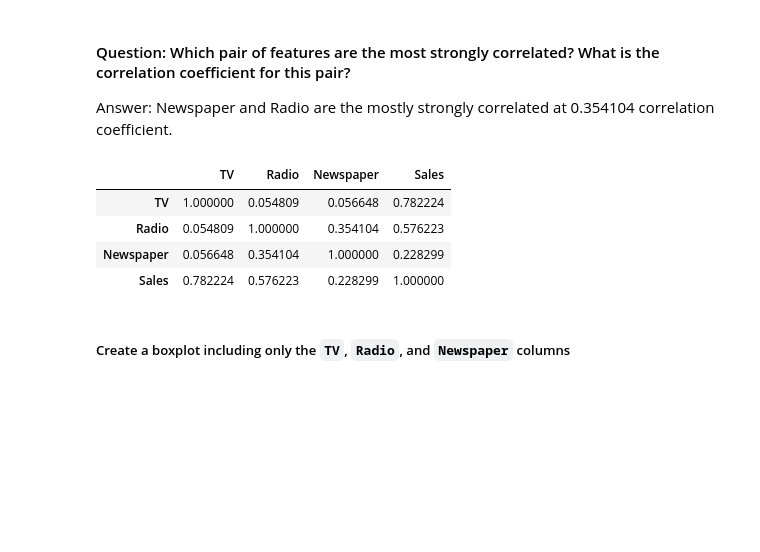
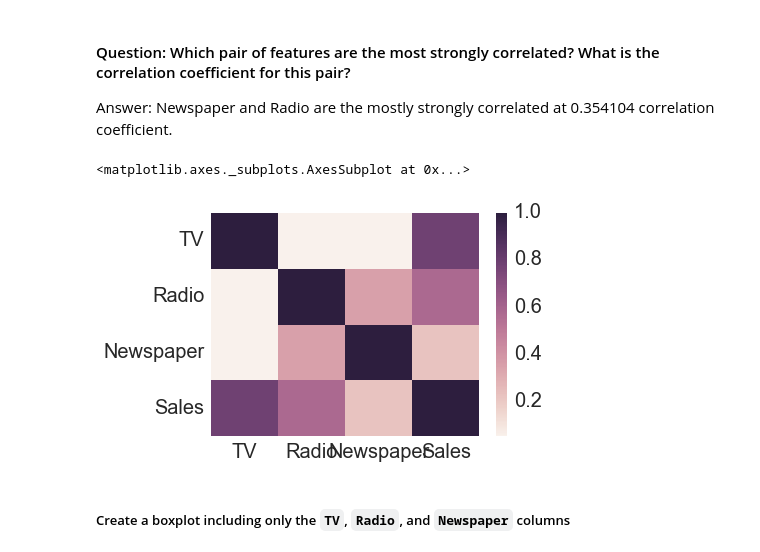
Before and after one commit to nicolairobles/DAT-NYC-37, a Jupyter notebook: MY_REPO/lessons/lesson-06/UnitOneReview.ipynb, the cells around one changed output. Drawn from its saved outputs; the diff is of its cells as text; code cells hidden in the pictures; blank space fills up the shorter version.

```diff
--- a/MY_REPO/lessons/lesson-06/UnitOneReview.ipynb
+++ b/MY_REPO/lessons/lesson-06/UnitOneReview.ipynb
@@ -101,14 +101,11 @@ Answer: Sales
 #### Question: Which pair of features are the most strongly correlated? What is the correlation coefficient for this pair?
 
 Answer: Newspaper and Radio are the mostly strongly correlated at 0.354104 correlation coefficient.
-# %%
-data.corr()
-# %% [output]
-|  | TV | Radio | Newspaper | Sales |
-| TV | 1.000000 | 0.054809 | 0.056648 | 0.782224 |
-| Radio | 0.054809 | 1.000000 | 0.354104 | 0.576223 |
-| Newspaper | 0.056648 | 0.354104 | 1.000000 | 0.228299 |
-| Sales | 0.782224 | 0.576223 | 0.228299 | 1.000000 |
+# %%
+sns.heatmap(data.corr())
+# %% [output]
+<matplotlib.axes._subplots.AxesSubplot at 0x...>
+[figure, added]
 # %% [markdown]
 ##### Create a boxplot including only the `TV`, `Radio`, and `Newspaper` columns
 # %%
```
Also changed, not shown: parts of 10 cells of this notebook, 9 other files.
